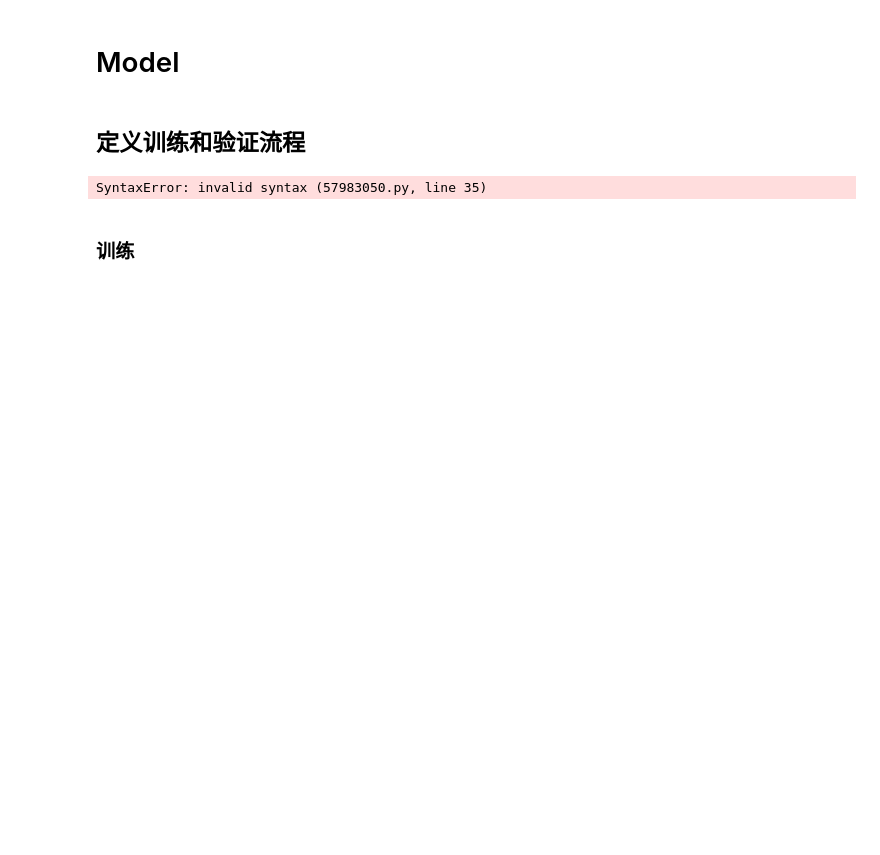
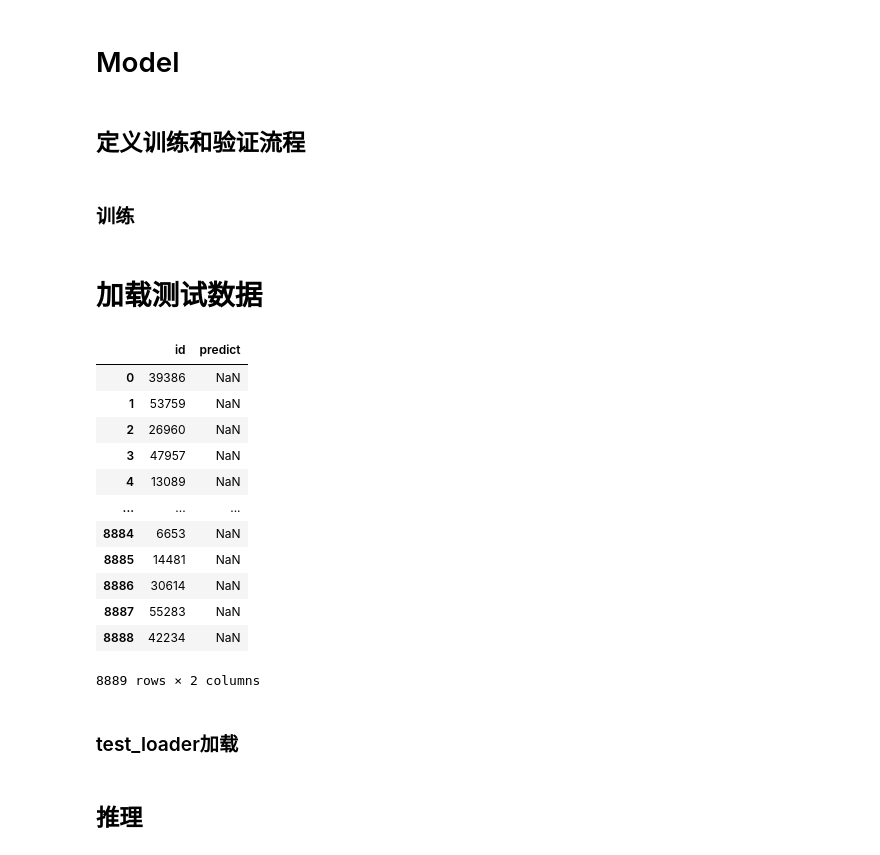
Before and after one commit to matatazzy/deeplearning, a Jupyter notebook: CNN_hw.ipynb, the cells around one changed output. Saved outputs shown, nothing was run; the diff lists cells and outputs as text; code cells hidden in the pictures; blank space fills up the shorter version.

```diff
--- a/CNN_hw.ipynb
+++ b/CNN_hw.ipynb
@@ -261,11 +253,12 @@ def train_fn(model,optimizer,train_loader,criterion,device):
         loss = criterion(y_preds,labels)
 
         optimizer.zero_grad() # 清零梯度
+        loss.backward() # 计算梯度
 
-        loss.backward() # 计算梯度
         optimizer.step() # 优化器更新
 
         train_loss.append(loss.item())
+
     return np.mean(train_loss)
 
 def valid_fn(model,valid_loader,criterion,device):
@@ -275,15 +268,14 @@ def valid_fn(model,valid_loader,criterion,device):
 
     for step, batch in enumerate(valid_loader):
 
-        images = images.to(device)
-        labels = labels.to(device
+        images = batch['image'].to(device)
+        labels = batch['label'].to(device)
         output = model(images)
-        loss = criterion(output,labels)
+
+        loss = criterion(output,labels.long())
         eval_loss.append(loss.item())
 
     return np.mean(eval_loss)
-# %% [output]
-SyntaxError: invalid syntax (57983050.py, line 35)
 # %%
 criterion = nn.CrossEntropyLoss()
 model = CustomModel(CFG,pretrained=True)
@@ -295,3 +287,24 @@ for epoch in range(CFG.epochs):
     train_loss = train_fn(model,optimizer,train_loader,criterion,CFG.device)
     val_loss   = valid_fn(model,valid_loader,criterion,CFG.device)
     print(f"Epoch: {epoch+1},train loss: {train_loss:.4f},val loss: {val_loss:.4f}")
+# %% [markdown]
+# 加载测试数据
+# %%
+test = './Data/BoolArt/test_image/'
+test_data = pd.read_csv('./Data/BoolArt/sample_submission.csv')
+# %%
+test_data
+# %% [output]
+|  | id | predict |
+| 0 | 39386 | NaN |
+| 1 | 53759 | NaN |
+| 2 | 26960 | NaN |
+| 3 | 47957 | NaN |
+| 4 | 13089 | NaN |
+| ... | ... | ... |
+| 8884 | 6653 | NaN |
+| 8885 | 14481 | NaN |
+| 8886 | 30614 | NaN |
+| 8887 | 55283 | NaN |
+| 8888 | 42234 | NaN |
+8889 rows × 2 columns
@@ -297,0 +331,2 @@ for epoch in range(CFG.epochs):
+# %% [markdown]
+### test_loader加载
@@ -297,0 +337,2 @@ for epoch in range(CFG.epochs):
+# %% [markdown]
+## 推理
```
Also changed, not shown: parts of 11 cells of this notebook, 2 other files.
